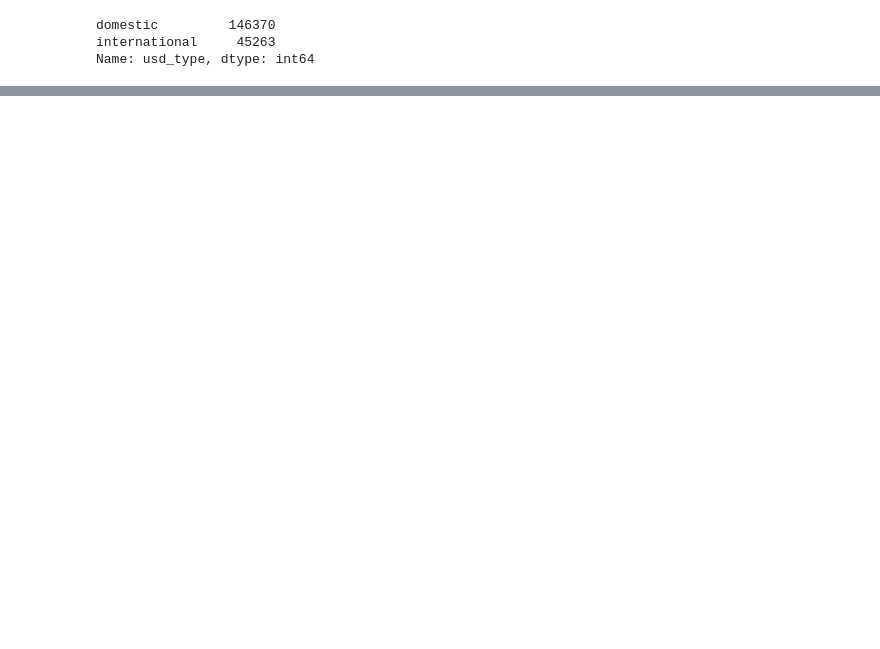
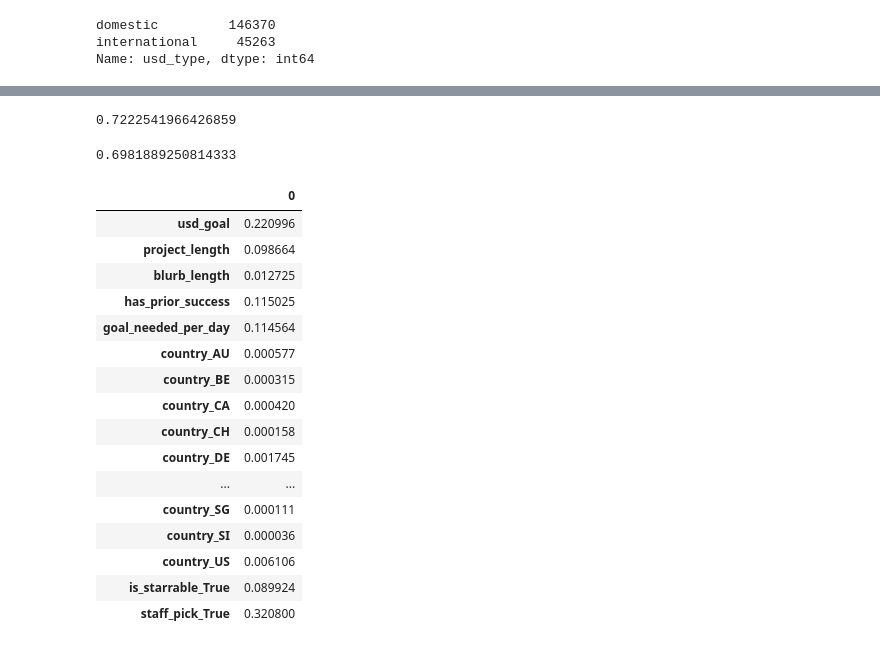
Before and after one commit to griffinhundley/kickstarter_success, a Jupyter notebook: notebooks/griff.ipynb, the cells around one changed output, grey strips where cells are left out. Cells and saved outputs as stored; diff of their text form; code cells hidden in the pictures; blank space fills up the shorter version.

Commit message:
basic modeling

```diff
--- a/notebooks/griff.ipynb
+++ b/notebooks/griff.ipynb
@@ -301,0 +343,9 @@ Name: usd_type, dtype: int64
+# %%
+X = model_df.drop(columns = 'state_successful')
+y = model_df.state_successful
+X_train, X_test, y_train, y_test = train_test_split(
+    X,
+    y,
+    test_size=0.2,
+    random_state=69
+)
@@ -301,0 +354,26 @@ Name: usd_type, dtype: int64
+# %%
+params = {
+    'n_estimators' : [100],
+    'max_features': ['auto'],
+    'criterion' : ['gini'],
+    'max_depth' : [15],
+    'min_samples_leaf' : [1],
+    'min_samples_split' : [2],
+    'bootstrap' : ['True']
+}
+forest = RandomForestClassifier(
+    class_weight = 'balanced',
+    random_state = 69,
+    n_jobs = -1,
+)
+forestGS = GridSearchCV(
+    estimator = forest,
+    param_grid = params,
+    cv = 5,
+    scoring = 'f1',
+    verbose = 1,
+    n_jobs = -1
+)
+forestGS.fit(X_train,
+          y_train)
+forestGS.best_estimator_
@@ -301,0 +391,34 @@ Name: usd_type, dtype: int64
+# %%
+y_pred = forestGS.best_estimator_.predict(X_test)
+f1_score(y_test,
+         y_pred,
+)
+# %% [output]
+0.7222541966426859
+# %%
+from sklearn.metrics import accuracy_score
+accuracy_score(y_test,
+               y_pred)
+# %% [output]
+0.6981889250814333
+# %%
+pd.DataFrame(forestGS.best_estimator_.feature_importances_,
+             index = X.columns)
+# %% [output]
+|  | 0 |
+| usd_goal | 0.220996 |
+| project_length | 0.098664 |
+| blurb_length | 0.012725 |
+| has_prior_success | 0.115025 |
+| goal_needed_per_day | 0.114564 |
+| country_AU | 0.000577 |
+| country_BE | 0.000315 |
+| country_CA | 0.000420 |
+| country_CH | 0.000158 |
+| country_DE | 0.001745 |
+| ... | ... |
+| country_SG | 0.000111 |
+| country_SI | 0.000036 |
+| country_US | 0.006106 |
+| is_starrable_True | 0.089924 |
+| staff_pick_True | 0.320800 |
```
Also changed, not shown: parts of 23 cells of this notebook.
